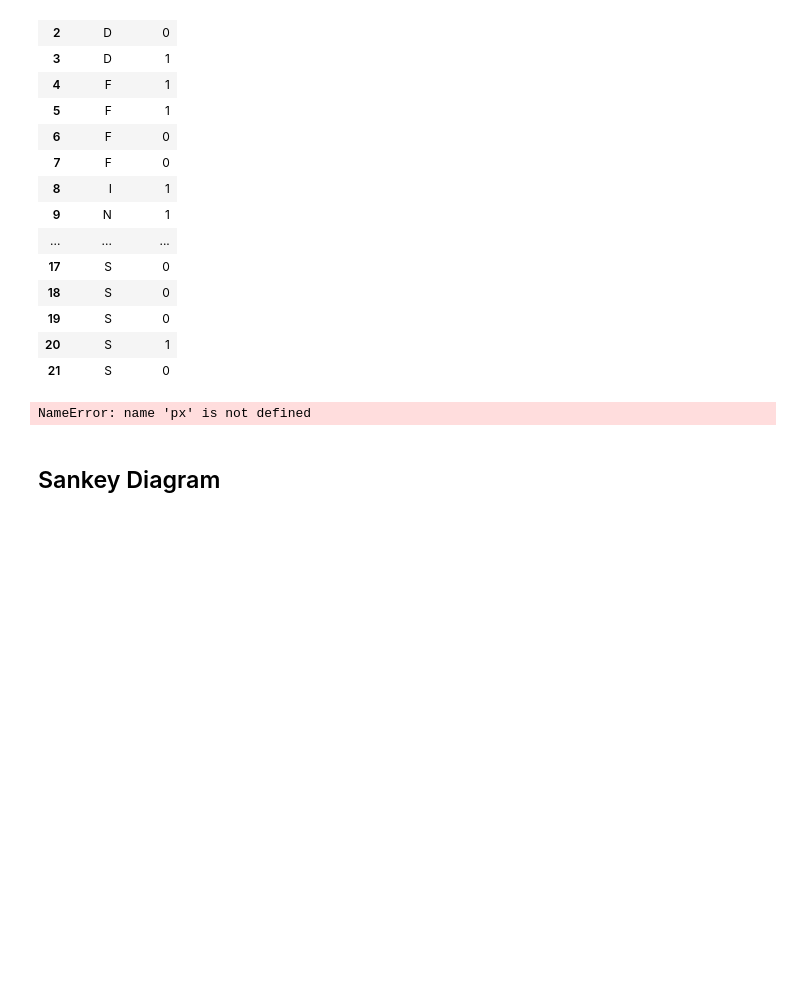
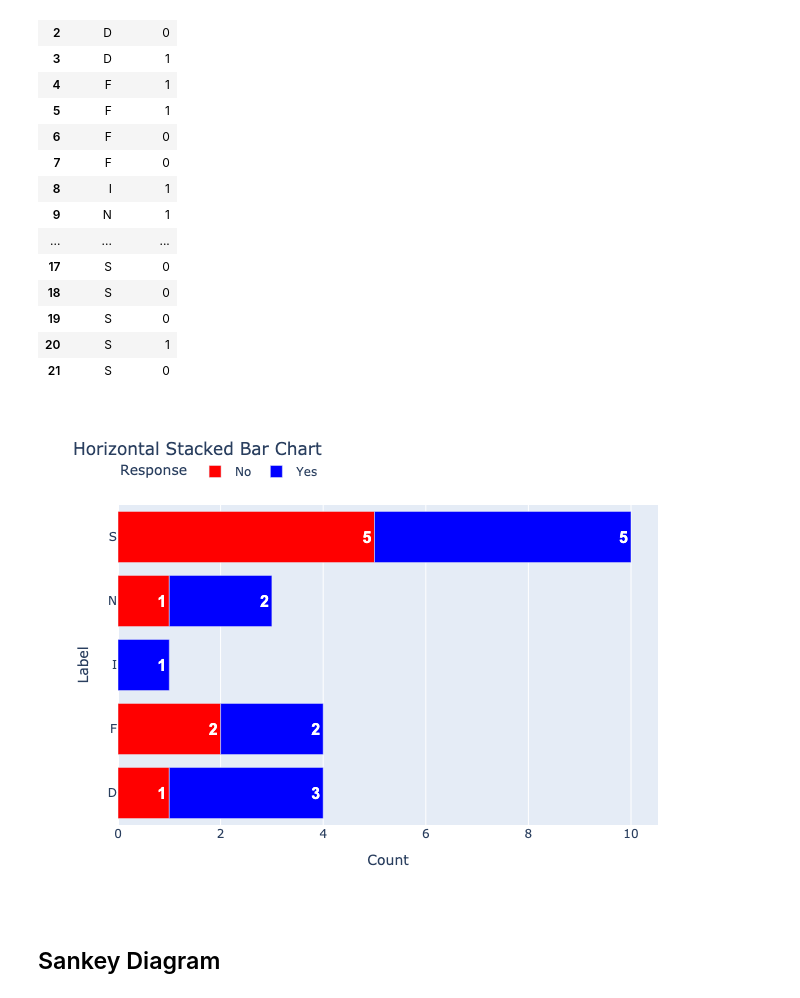
Before and after one commit to alphas12/PLOTS, a Jupyter notebook: PLOTS.ipynb, the cells around one changed output. Saved outputs shown, nothing was run; the diff lists cells and outputs as text; code cells hidden in the pictures; blank space fills up the shorter version.

```diff
--- a/PLOTS.ipynb
+++ b/PLOTS.ipynb
@@ -69,43 +69,41 @@ display(bar_data)
 | 20 | S | 1 |
 | 21 | S | 0 |
 # %%
+
 
 bar_data = pd.read_csv("bar_assignment.csv")
 
-# Aggregate counts for each label
+
 grouped = bar_data.groupby("LABEL")["COUNT"].value_counts().unstack(fill_value=0)
 
-# Rename columns for clarity
+
 grouped.columns = ["No", "Yes"]
 
-# Create a DataFrame suitable for Plotly Express
+
 grouped_reset = grouped.reset_index()
 
-# Melt the DataFrame to long format
+
 melted = grouped_reset.melt(id_vars="LABEL", value_vars=["No", "Yes"], var_name="Response", value_name="Count")
 
-# Create horizontal stacked bar chart
 fig = px.bar(melted, x="Count", y="LABEL", color="Response", orientation="h", text="Count",
              color_discrete_map={"No": "red", "Yes": "blue"},
              title="Horizontal Stacked Bar Chart")
 
-# Update text position to be at the end of each section
 fig.update_traces(textposition='inside', insidetextanchor='end', textfont_size = 16, textfont_weight = "bold", textfont_family="Arial")
 
-# Customize labels and title
 fig.update_layout(
     xaxis_title="Count",
     yaxis_title="Label",
     legend_title="Response",
     legend=dict(yanchor="top", x=0, xanchor="left", y=1.15, orientation="h")
 )
 
 
-fig.write_image("./assets/bar_chart.png")
+# fig.write_image("./assets/bar_chart.png")
 img = Image.open("./assets/bar_chart.png")
 display(img)
 # %% [output]
-NameError: name 'px' is not defined
+[figure, added]
 # %% [markdown]
 ## Sankey Diagram
 # %%
```
Also changed, not shown: parts of 3 cells of this notebook.
